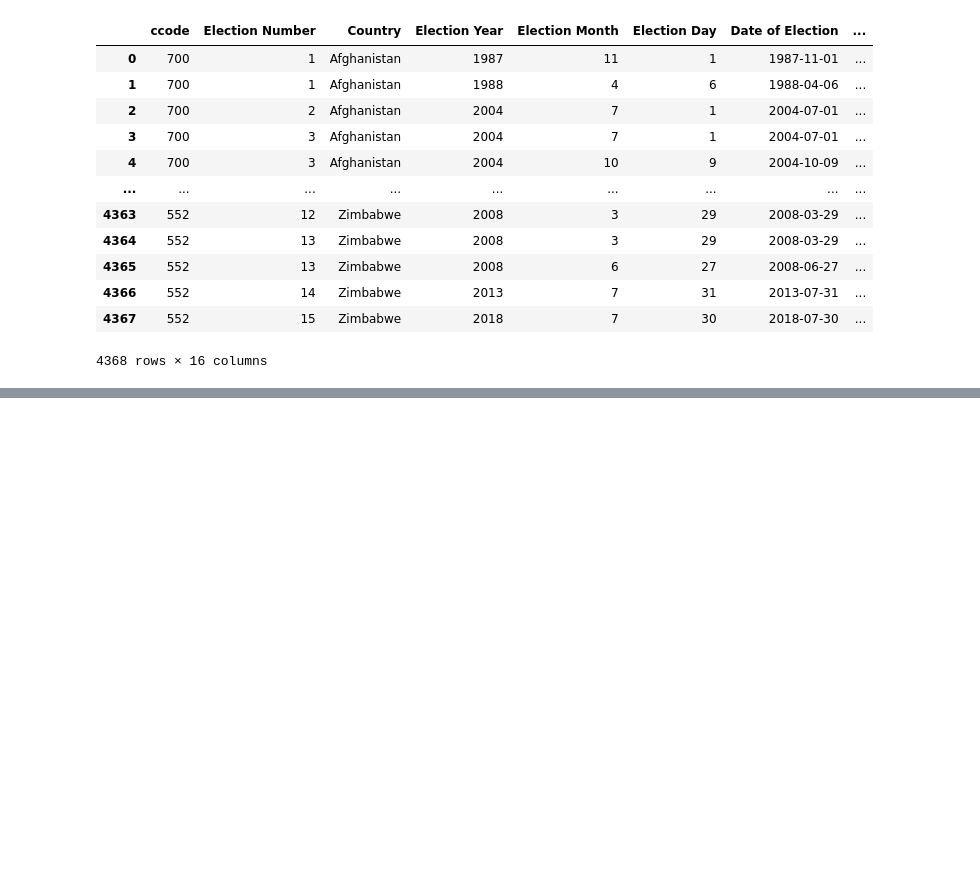
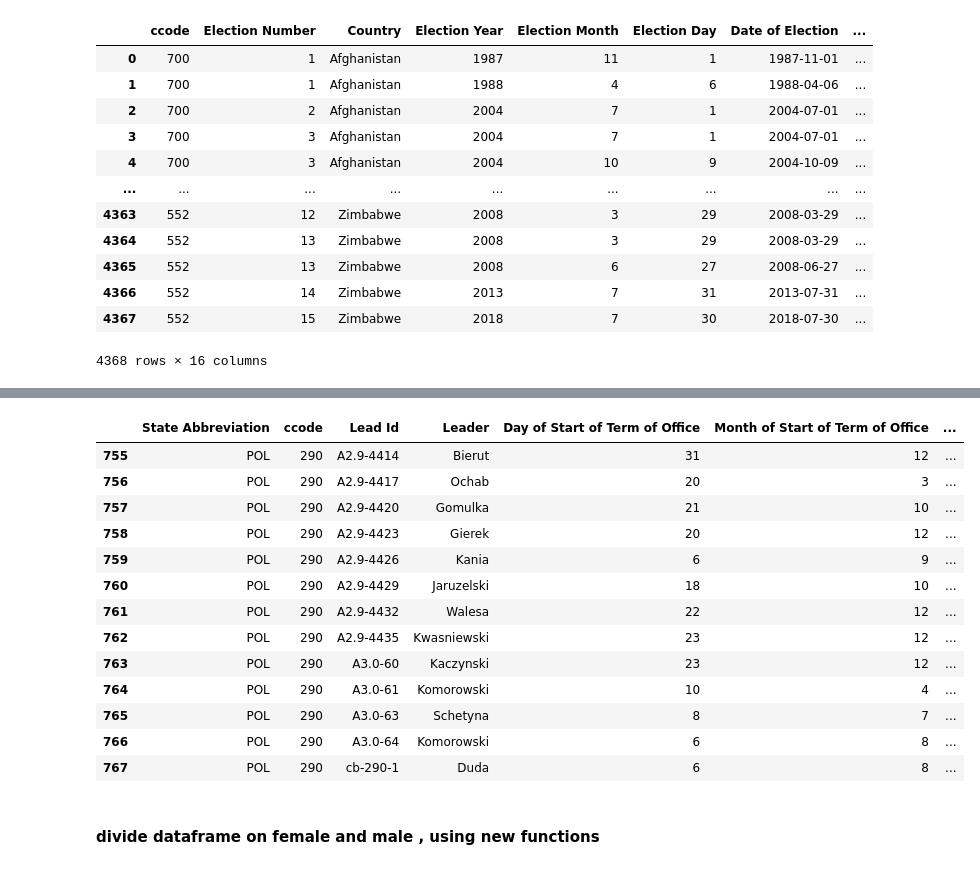
Before and after one commit to Lunczer93/Python_Project_3_World_Election, a Jupyter notebook: Python_Project_3_Election.ipynb, the cells around one changed output, grey strips where cells are left out. Drawn from its saved outputs; the diff is of its cells as text; code cells hidden in the pictures; blank space fills up the shorter version.

```diff
--- a/Python_Project_3_Election.ipynb
+++ b/Python_Project_3_Election.ipynb
@@ -1331,0 +1512,19 @@ dfResultElectionList
+# %%
+dfLeaderList[dfLeaderList['State Abbreviation']=='POL']
+# %% [output]
+|  | State Abbreviation | ccode | Lead Id | Leader | Day of Start of Term of Office | Month of Start of Term of Office | ... |
+| 755 | POL | 290 | A2.9-4414 | Bierut | 31 | 12 | ... |
+| 756 | POL | 290 | A2.9-4417 | Ochab | 20 | 3 | ... |
+| 757 | POL | 290 | A2.9-4420 | Gomulka | 21 | 10 | ... |
+| 758 | POL | 290 | A2.9-4423 | Gierek | 20 | 12 | ... |
+| 759 | POL | 290 | A2.9-4426 | Kania | 6 | 9 | ... |
+| 760 | POL | 290 | A2.9-4429 | Jaruzelski | 18 | 10 | ... |
+| 761 | POL | 290 | A2.9-4432 | Walesa | 22 | 12 | ... |
+| 762 | POL | 290 | A2.9-4435 | Kwasniewski | 23 | 12 | ... |
+| 763 | POL | 290 | A3.0-60 | Kaczynski | 23 | 12 | ... |
+| 764 | POL | 290 | A3.0-61 | Komorowski | 10 | 4 | ... |
+| 765 | POL | 290 | A3.0-63 | Schetyna | 8 | 7 | ... |
+| 766 | POL | 290 | A3.0-64 | Komorowski | 6 | 8 | ... |
+| 767 | POL | 290 | cb-290-1 | Duda | 6 | 8 | ... |
+# %% [markdown]
+#### divide dataframe on female and male , using new functions
```
Also changed, not shown: parts of 26 cells of this notebook.
